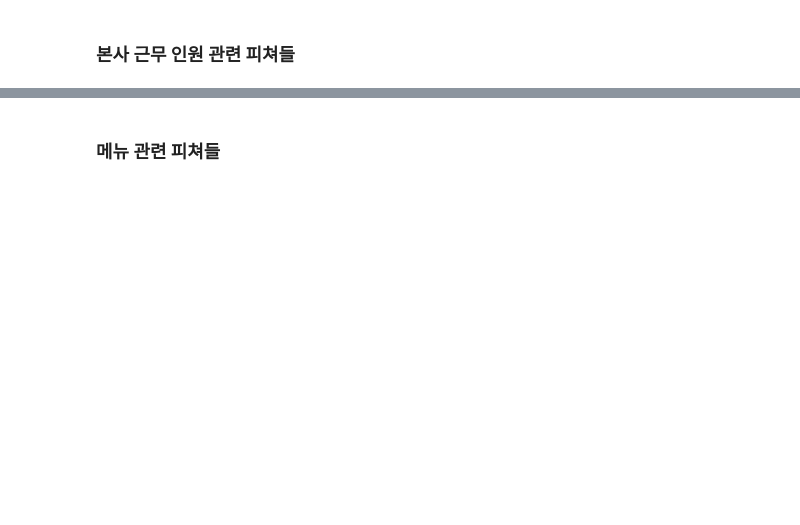
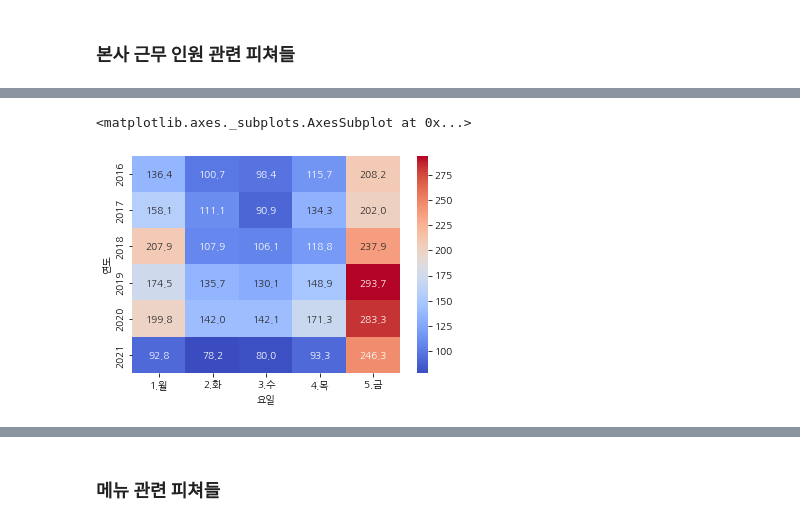
Before and after one commit to codelspak/Codelion_weekly_projects, a Jupyter notebook: WK28_W9_Mini_project__Kaggle_DL_Regression_구내식당_식수_인원_예측.ipynb, the cells around one changed output, grey strips where cells are left out. Cells and saved outputs as stored; diff of their text form; code cells hidden in the pictures; blank space fills up the shorter version.

```diff
--- a/WK28_W9_Mini_project__Kaggle_DL_Regression_구내식당_식수_인원_예측.ipynb
+++ b/WK28_W9_Mini_project__Kaggle_DL_Regression_구내식당_식수_인원_예측.ipynb
@@ -240,0 +340,8 @@ dtype: int64
+# %%
+# 본사휴가자수 (-)
+no_off = pd.crosstab(index = train.요일, columns = train.연도, values = train.본사휴가자수,
+                     aggfunc = 'mean', ).round(1).rename(index = {'월':'1.월', '화':'2.화', '수':'3.수', '목':'4.목', '금':'5.금'}).sort_index(ascending = True).T
+sns.heatmap(no_off, cmap = 'coolwarm', annot = True, fmt = ',.1f')
+# %% [output]
+<matplotlib.axes._subplots.AxesSubplot at 0x...>
+[figure, added]
```
Also changed, not shown: parts of 72 cells of this notebook.
